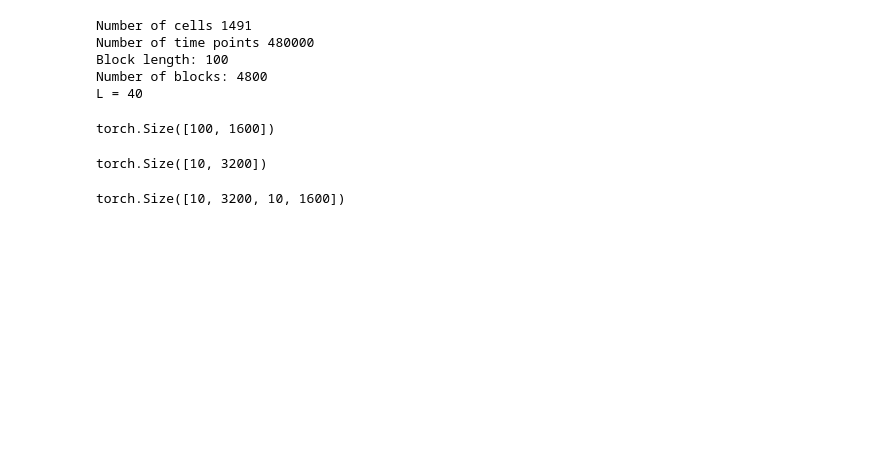
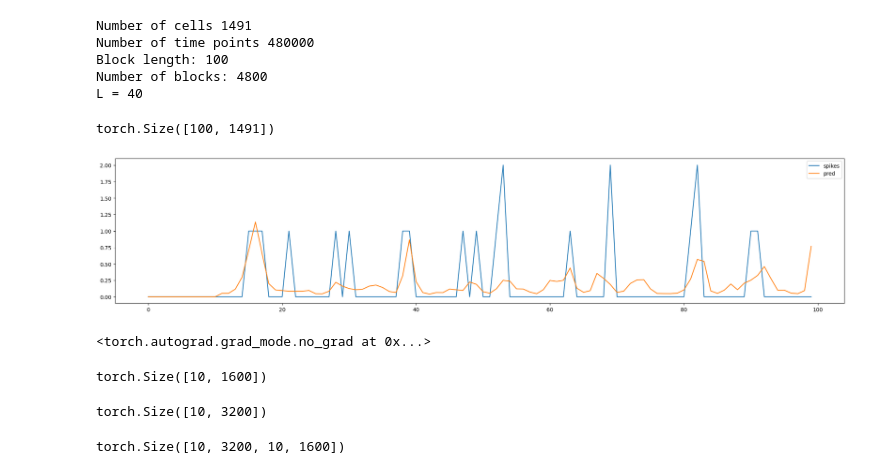
Before and after one commit to IsabelF98/Cloud_SynthData_Proj, a Jupyter notebook: dstrf.ipynb, the cells around one changed output. Saved outputs shown, nothing was run; the diff lists cells and outputs as text; code cells hidden in the pictures; blank space fills up the shorter version.

```diff
--- a/dstrf.ipynb
+++ b/dstrf.ipynb
@@ -25,6 +25,7 @@ Datadir: /data/Antolik/
 Dirname: /home/ifernand/
 # %%
-cnn = NDN.load_model('models/width_test_12-23-25/2026-01-01_04-54-07_NDN491_Q5_R1_width_16-12-12_GQMmu_seed100.ndn')
+#cnn = NDN.load_model('models/2026-01-01_04-54-07_NDN491_Q5_R1_width_16-12-12_GQMmu_seed100.ndn')
+cnn = NDN.load_model('models/2025-12-23_15-09-13_NDN491_Q5_R1_width_4-2-2_GQMmu_seed100.ndn')
 cnn.block_sample = True
 cnn.loss_module.unit_weighting = True
 print(cnn.info())
@@ -71,5 +72,29 @@ Number of time points 480000
 Block length: 100
 Number of blocks: 4800
 L = 40
+# %%
+robs = data[0]['robs'].detach().cpu().numpy()
+dfs = data[0]['dfs'].detach().cpu().numpy()
+pred = cnn(data[0]).detach().cpu().numpy()
+# %%
+pred.shape
+# %% [output]
+torch.Size([100, 1491])
+# %%
+neuron = 0
+start = 20
+end = 30
+
+fig = plt.figure(figsize=(25,5))
+plt.plot(robs[:, neuron]*dfs[:, neuron], label='spikes')
+plt.plot(pred[:, neuron]*dfs[:, neuron], label='pred')
+plt.legend()
+plt.show()
+# %% [output]
+[figure, added]
+# %%
+torch.no_grad()
+# %% [output]
+<torch.autograd.grad_mode.no_grad at 0x...>
 # %%
 def func0(X):
@@ -77,6 +103,6 @@ def func0(X):
 # %%
-X0 = data[0]['stim']
+X0 = data[0]['stim'][10:20,:].clone().detach()
 X0.shape
 # %% [output]
-torch.Size([100, 1600])
+torch.Size([10, 1600])
 # %%
```
Also changed, not shown: parts of 34 cells of this notebook.
